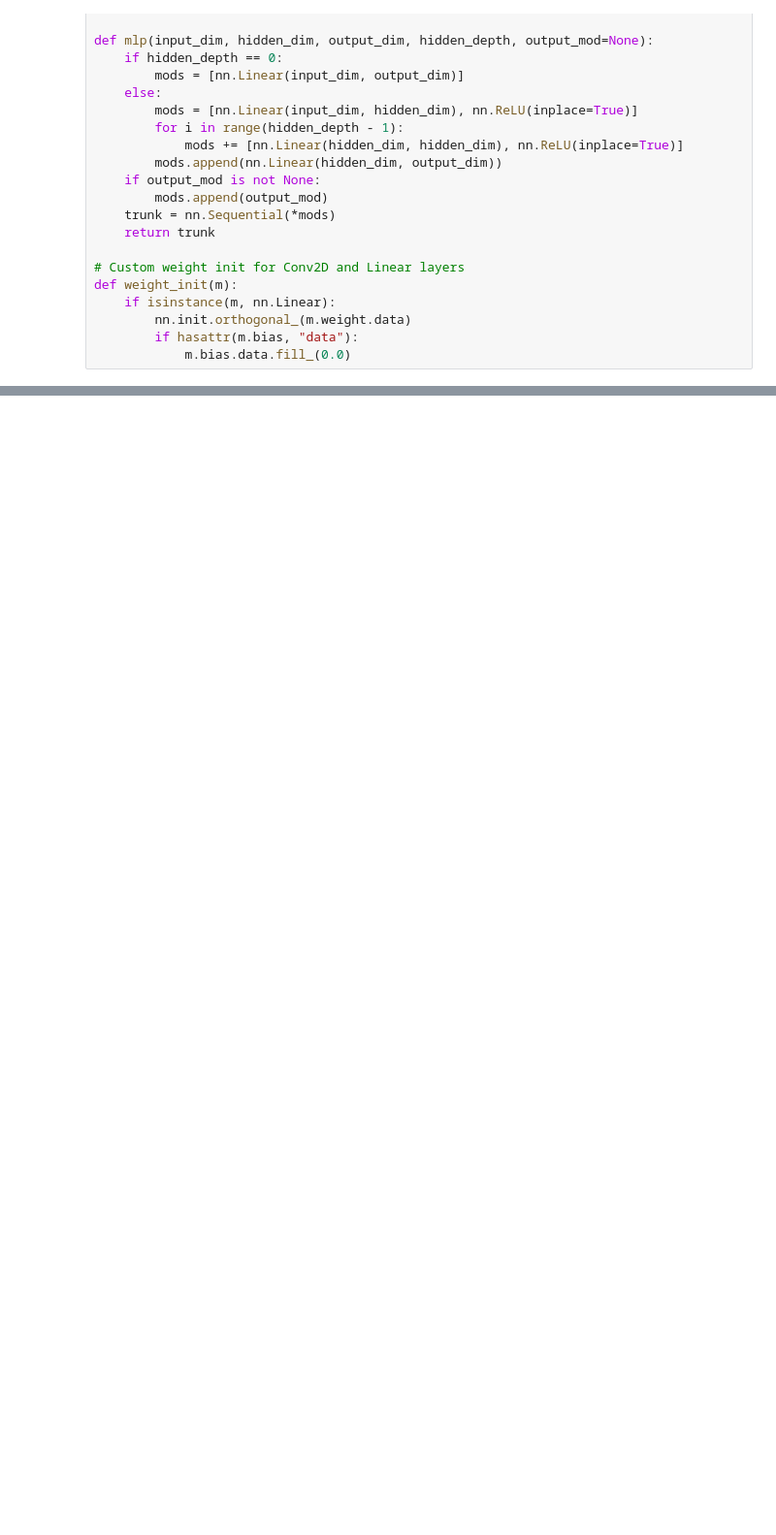
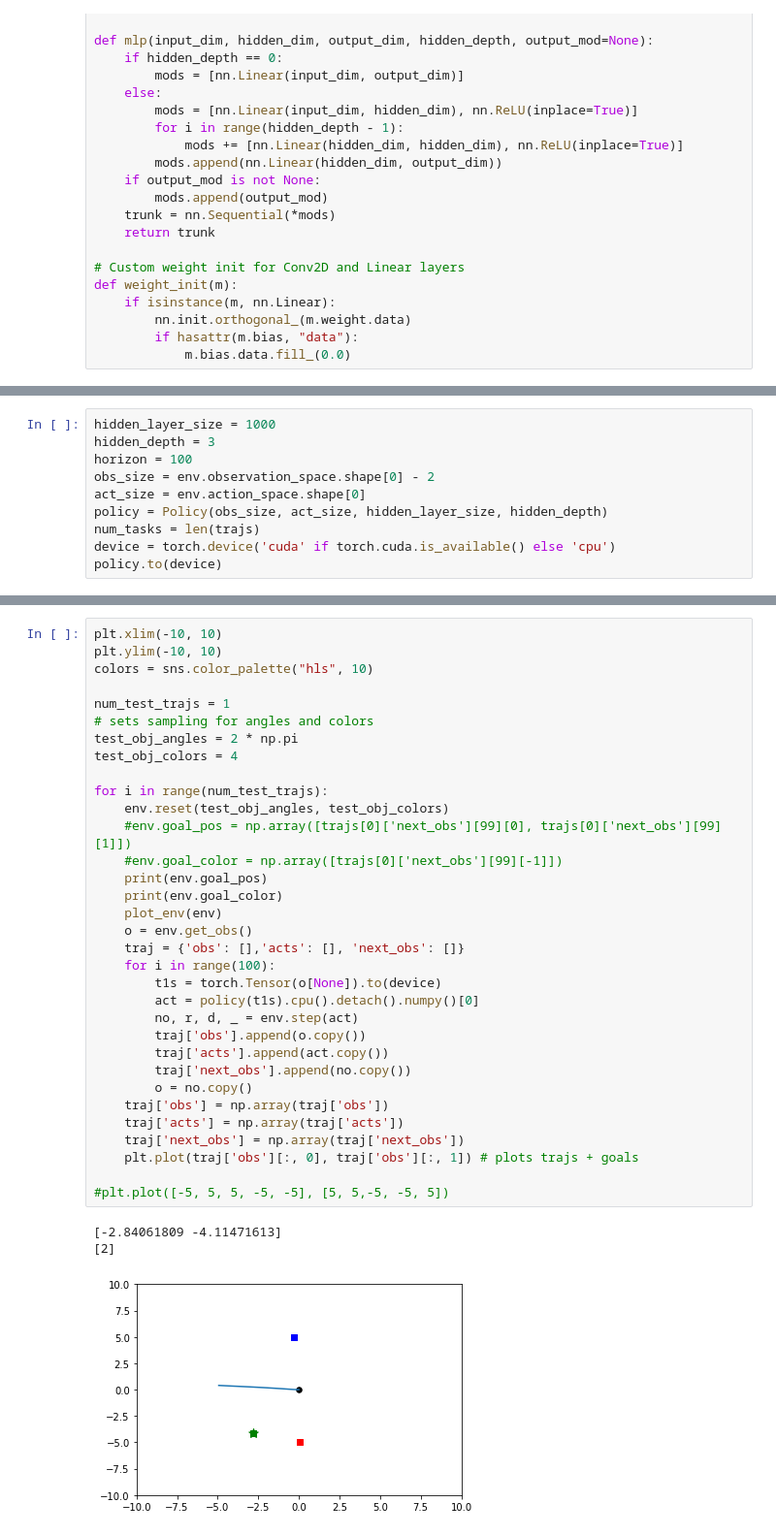
Before and after one commit to andipeng/counterfactual-adaptation, a Jupyter notebook: toycomplex_gcbc.ipynb, the cells around one changed output, grey strips where cells are left out. Shown: that part at 97% size. Saved outputs shown, nothing was run; the diff lists cells and outputs as text; blank space fills up the shorter version.

```diff
--- a/toycomplex_gcbc.ipynb
+++ b/toycomplex_gcbc.ipynb
@@ -217,0 +221,10 @@ array([-3.75311784, -3.30365048, -1.33032391, -4.81977575,  3.        ,
+# %%
+hidden_layer_size = 1000
+hidden_depth = 3
+horizon = 100
+obs_size = env.observation_space.shape[0] - 2
+act_size = env.action_space.shape[0]
+policy = Policy(obs_size, act_size, hidden_layer_size, hidden_depth)
+num_tasks = len(trajs)
+device = torch.device('cuda' if torch.cuda.is_available() else 'cpu')
+policy.to(device)
@@ -217,0 +306,37 @@ array([-3.75311784, -3.30365048, -1.33032391, -4.81977575,  3.        ,
+# %%
+plt.xlim(-10, 10)
+plt.ylim(-10, 10)
+colors = sns.color_palette("hls", 10)
+
+num_test_trajs = 1
+# sets sampling for angles and colors
+test_obj_angles = 2 * np.pi
+test_obj_colors = 4
+
+for i in range(num_test_trajs):
+    env.reset(test_obj_angles, test_obj_colors)
+    #env.goal_pos = np.array([trajs[0]['next_obs'][99][0], trajs[0]['next_obs'][99][1]])
+    #env.goal_color = np.array([trajs[0]['next_obs'][99][-1]])
+    print(env.goal_pos)
+    print(env.goal_color)
+    plot_env(env)
+    o = env.get_obs()
+    traj = {'obs': [],'acts': [], 'next_obs': []}
+    for i in range(100):
+        t1s = torch.Tensor(o[None]).to(device)
+        act = policy(t1s).cpu().detach().numpy()[0]
+        no, r, d, _ = env.step(act)
+        traj['obs'].append(o.copy())
+        traj['acts'].append(act.copy())
+        traj['next_obs'].append(no.copy())
+        o = no.copy()
+    traj['obs'] = np.array(traj['obs'])
+    traj['acts'] = np.array(traj['acts'])
+    traj['next_obs'] = np.array(traj['next_obs'])
+    plt.plot(traj['obs'][:, 0], traj['obs'][:, 1]) # plots trajs + goals
+
+#plt.plot([-5, 5, 5, -5, -5], [5, 5,-5, -5, 5])
+# %% [output]
+[-2.84061809 -4.11471613]
+[2]
+[figure, added]
```
Also changed, not shown: parts of 8 cells of this notebook.
